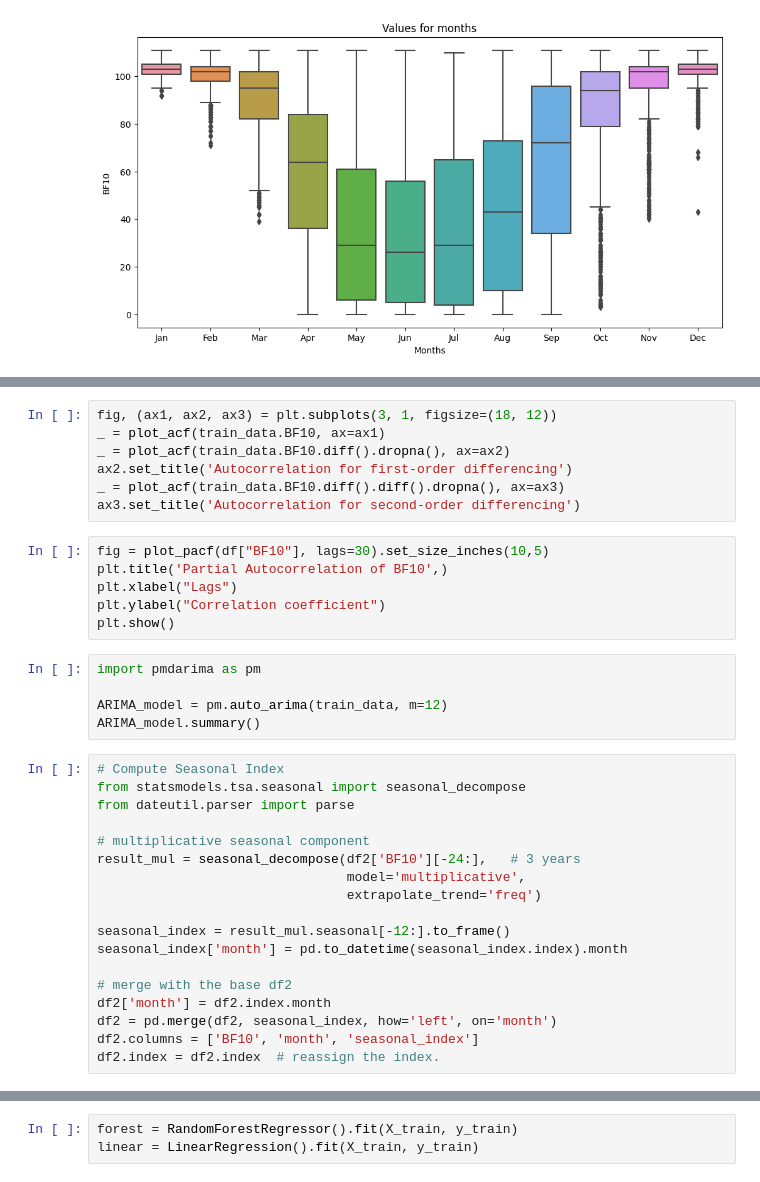
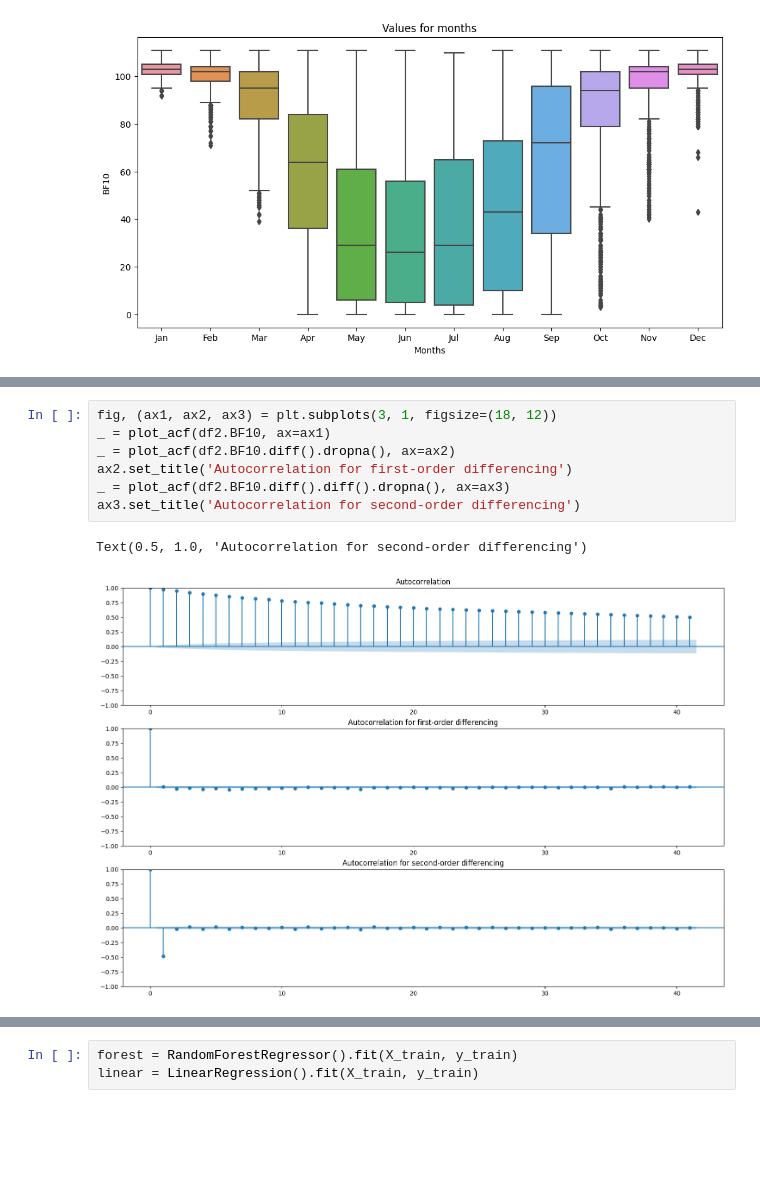
Before and after one commit to RompfRobert/Machine_Learning_and_Deep_Learning, a Jupyter notebook: Capstone-Project/test2.ipynb, the cells around one changed output, grey strips where cells are left out. Drawn from its saved outputs; the diff is of its cells as text; blank space fills up the shorter version.

```diff
--- a/Capstone-Project/test2.ipynb
+++ b/Capstone-Project/test2.ipynb
@@ -209,36 +195,10 @@ plt.show()
 # %%
 fig, (ax1, ax2, ax3) = plt.subplots(3, 1, figsize=(18, 12))
-_ = plot_acf(train_data.BF10, ax=ax1)
-_ = plot_acf(train_data.BF10.diff().dropna(), ax=ax2)
+_ = plot_acf(df2.BF10, ax=ax1)
+_ = plot_acf(df2.BF10.diff().dropna(), ax=ax2)
 ax2.set_title('Autocorrelation for first-order differencing')
-_ = plot_acf(train_data.BF10.diff().diff().dropna(), ax=ax3)
+_ = plot_acf(df2.BF10.diff().diff().dropna(), ax=ax3)
 ax3.set_title('Autocorrelation for second-order differencing')
+# %% [output]
+Text(0.5, 1.0, 'Autocorrelation for second-order differencing')
+[figure, added]
-# %%
-fig = plot_pacf(df["BF10"], lags=30).set_size_inches(10,5)
-plt.title('Partial Autocorrelation of BF10',)
-plt.xlabel("Lags")
-plt.ylabel("Correlation coefficient")
-plt.show()
-# %%
-import pmdarima as pm
-
-ARIMA_model = pm.auto_arima(train_data, m=12)
-ARIMA_model.summary()
-# %%
-# Compute Seasonal Index
-from statsmodels.tsa.seasonal import seasonal_decompose
-from dateutil.parser import parse
-
-# multiplicative seasonal component
-result_mul = seasonal_decompose(df2['BF10'][-24:],   # 3 years
-                                model='multiplicative',
-                                extrapolate_trend='freq')
-
-seasonal_index = result_mul.seasonal[-12:].to_frame()
-seasonal_index['month'] = pd.to_datetime(seasonal_index.index).month
-
-# merge with the base df2
-df2['month'] = df2.index.month
-df2 = pd.merge(df2, seasonal_index, how='left', on='month')
-df2.columns = ['BF10', 'month', 'seasonal_index']
-df2.index = df2.index  # reassign the index.
```
Also changed, not shown: parts of 43 cells of this notebook.
